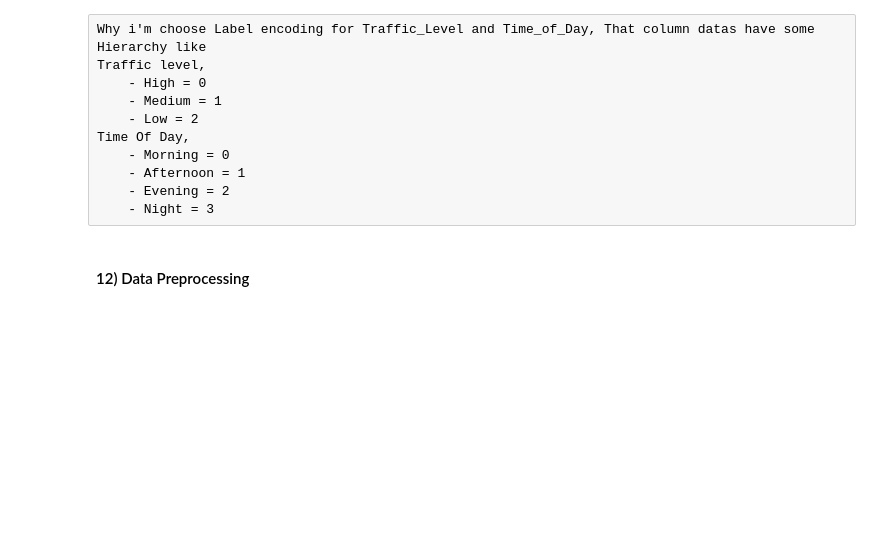
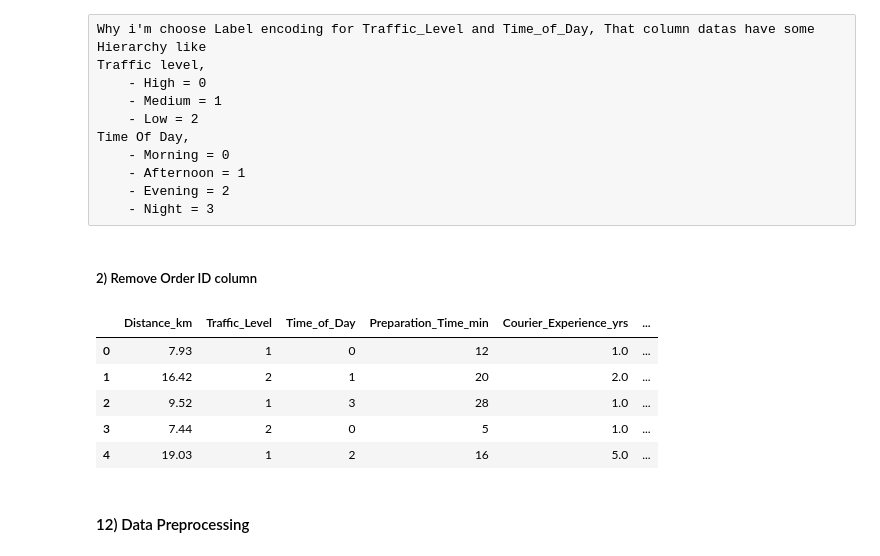
Before and after one commit to Manojg14/delivery-time-prediction-linear-regression, a Jupyter notebook: Notebook/delivery-time-prediction-linear-regression.ipynb, the cells around one changed output. Saved outputs shown, nothing was run; the diff lists cells and outputs as text; code cells hidden in the pictures; blank space fills up the shorter version.

```diff
--- a/Notebook/delivery-time-prediction-linear-regression.ipynb
+++ b/Notebook/delivery-time-prediction-linear-regression.ipynb
@@ -528,3 +579,5 @@ Time Of Day,
     - Afternoon = 1
     - Evening = 2
     - Night = 3
+# %% [markdown]
+##### 2) Remove Order ID column
@@ -531,3 +586,12 @@ Time Of Day,
+# %%
+del_time.head()
+# %% [output]
+|  | Distance_km | Traffic_Level | Time_of_Day | Preparation_Time_min | Courier_Experience_yrs | ... |
+| 0 | 7.93 | 1 | 0 | 12 | 1.0 | ... |
+| 1 | 16.42 | 2 | 1 | 20 | 2.0 | ... |
+| 2 | 9.52 | 1 | 3 | 28 | 1.0 | ... |
+| 3 | 7.44 | 2 | 0 | 5 | 1.0 | ... |
+| 4 | 19.03 | 1 | 2 | 16 | 5.0 | ... |
 # %% [markdown]
 #### 12) Data Preprocessing
 # %% [markdown]
```
Also changed, not shown: parts of 18 cells of this notebook, 13 other files.
